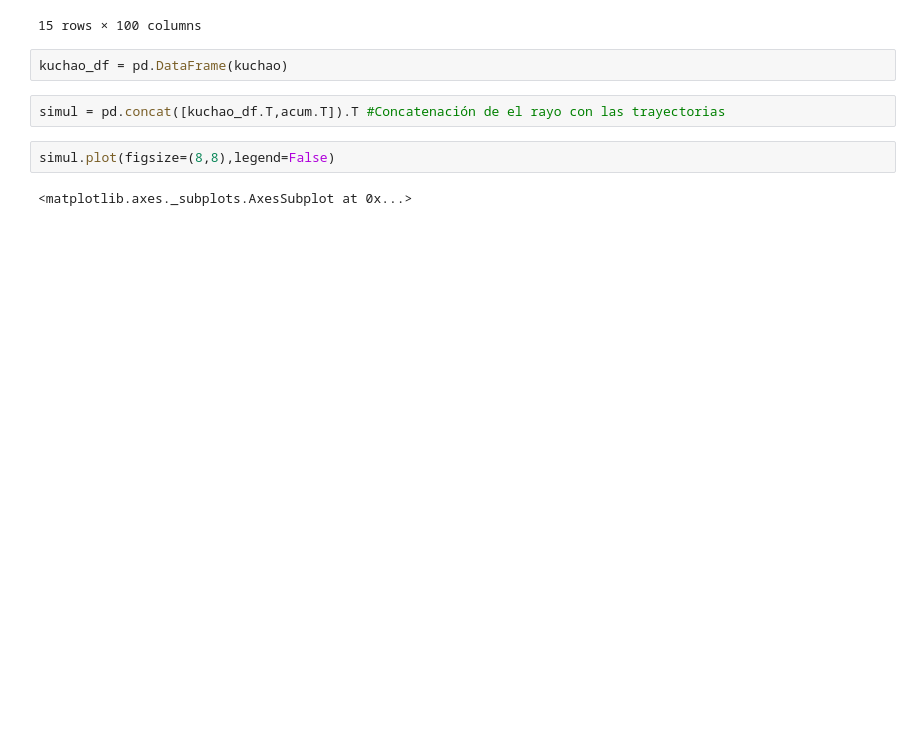
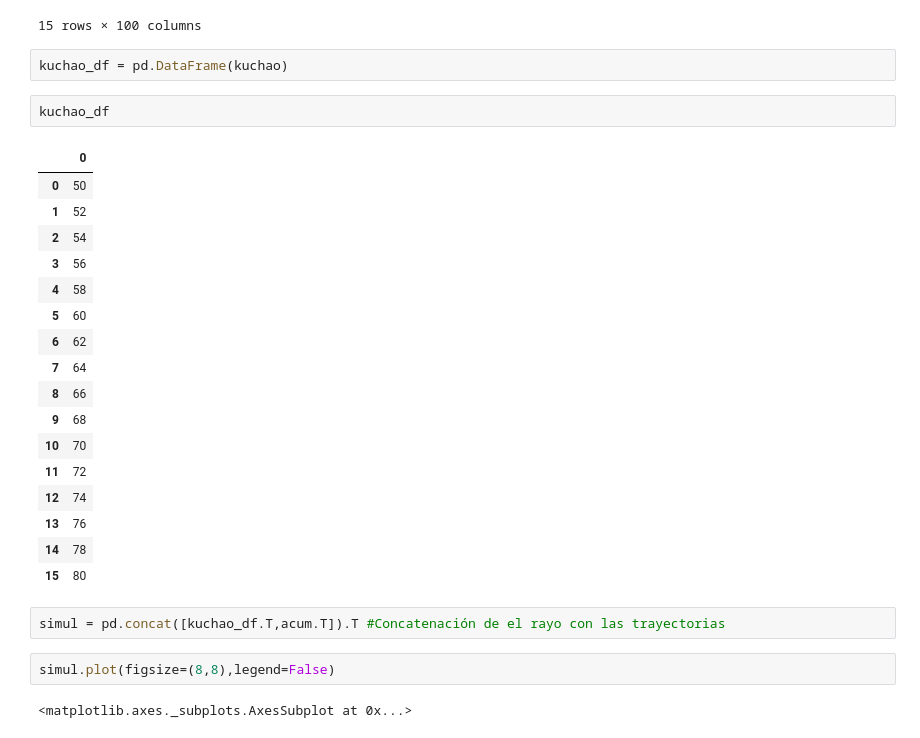
Before and after one commit to dixi1903/ProyectoModulo2_OrtizA_AcostaE_ChiquitoE, a Jupyter notebook: ProyectoModulo2_OrtizA_AcostaE_ChiquitoE.ipynb, the cells around one changed output. Drawn from its saved outputs; the diff is of its cells as text; blank space fills up the shorter version.

```diff
--- a/ProyectoModulo2_OrtizA_AcostaE_ChiquitoE.ipynb
+++ b/ProyectoModulo2_OrtizA_AcostaE_ChiquitoE.ipynb
@@ -160,6 +162,26 @@ acum
 15 rows × 100 columns
 # %%
 kuchao_df = pd.DataFrame(kuchao)
+# %%
+kuchao_df
+# %% [output]
+|  | 0 |
+| 0 | 50 |
+| 1 | 52 |
+| 2 | 54 |
+| 3 | 56 |
+| 4 | 58 |
+| 5 | 60 |
+| 6 | 62 |
+| 7 | 64 |
+| 8 | 66 |
+| 9 | 68 |
+| 10 | 70 |
+| 11 | 72 |
+| 12 | 74 |
+| 13 | 76 |
+| 14 | 78 |
+| 15 | 80 |
 # %%
 simul = pd.concat([kuchao_df.T,acum.T]).T #Concatenación de el rayo con las trayectorias
 # %%
```
Also changed, not shown: parts of 10 cells of this notebook.
